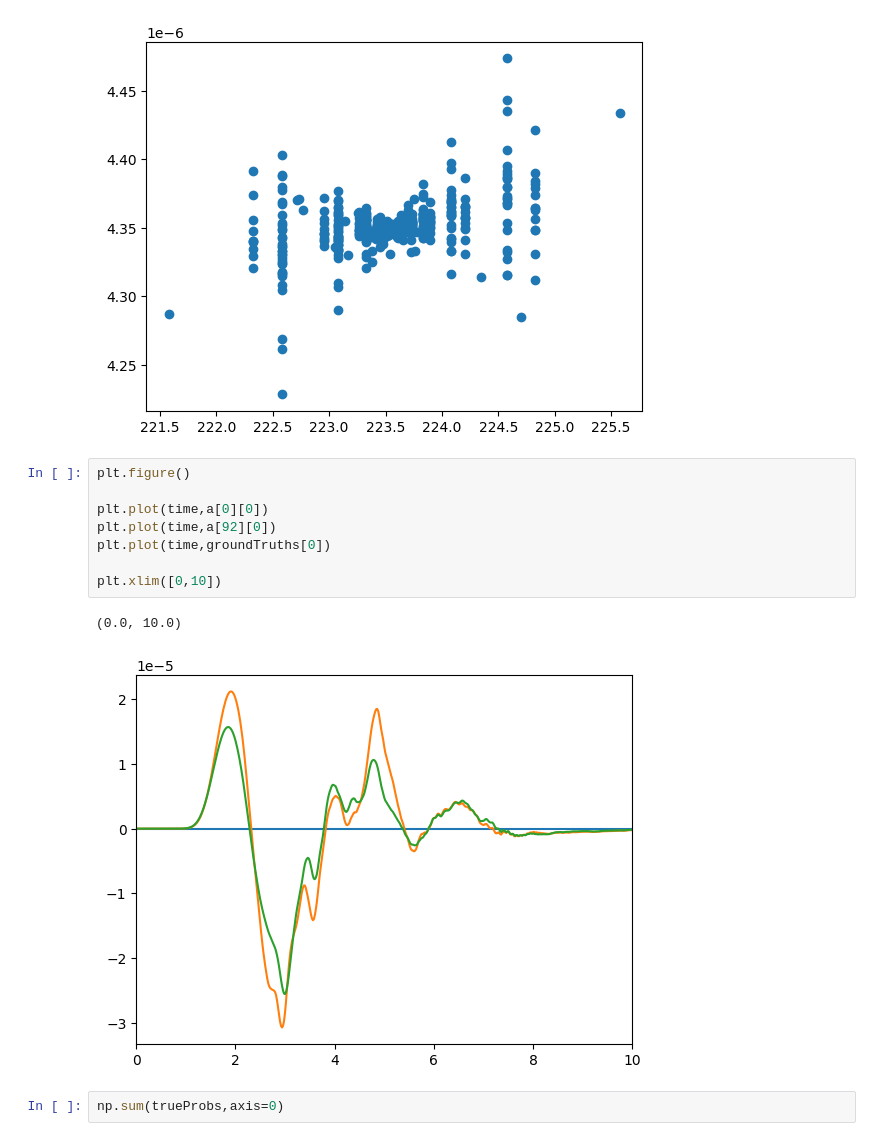
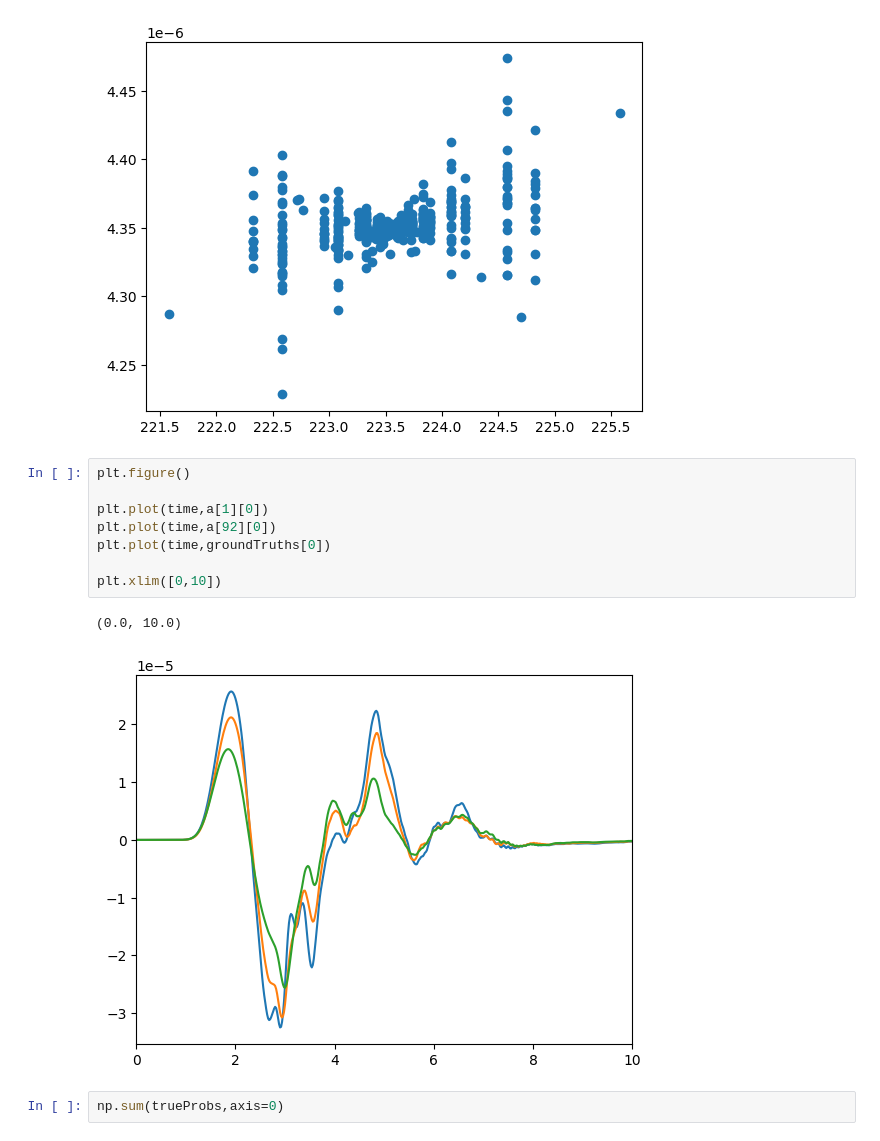
Before and after one commit to joseph-tharayil/vagusOptimization, a Jupyter notebook: multiSimulation/loadFromTemplates/plotDakotaSignals.ipynb, the cells around one changed output. Drawn from its saved outputs; the diff is of its cells as text.

```diff
--- a/multiSimulation/loadFromTemplates/plotDakotaSignals.ipynb
+++ b/multiSimulation/loadFromTemplates/plotDakotaSignals.ipynb
@@ -97,14 +97,14 @@ plt.scatter(probDiffs,e)
 # %%
 plt.figure()
 
-plt.plot(time,a[0][0])
+plt.plot(time,a[1][0])
 plt.plot(time,a[92][0])
 plt.plot(time,groundTruths[0])
 
 plt.xlim([0,10])
 # %% [output]
 (0.0, 10.0)
-[figure, old version]
+[figure, new version]
 # %%
 np.sum(trueProbs,axis=0)
 # %% [output]
```
Also changed, not shown: parts of 1 cell of this notebook, 23 other files.
